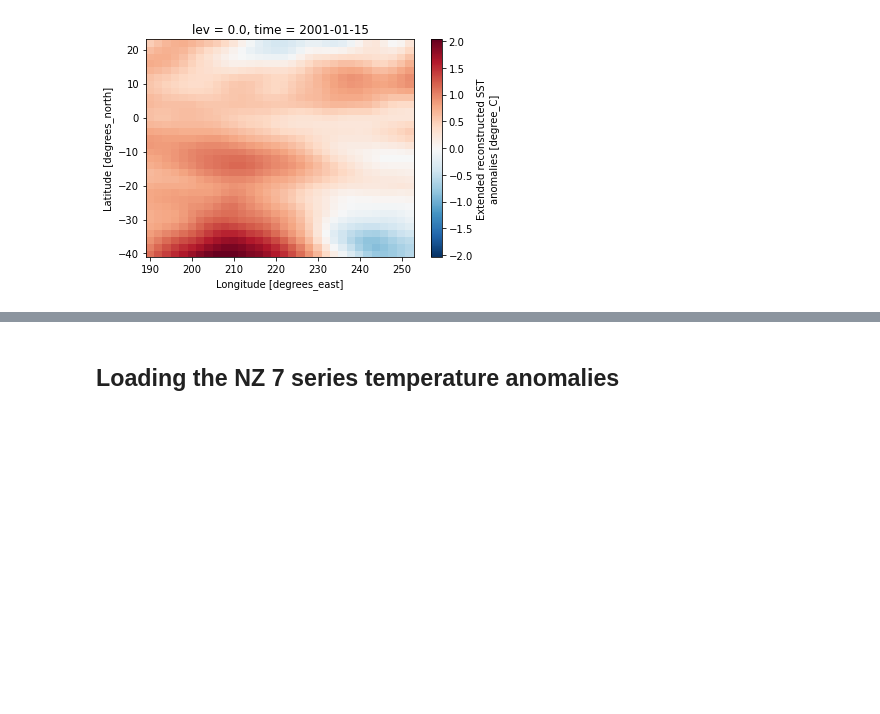
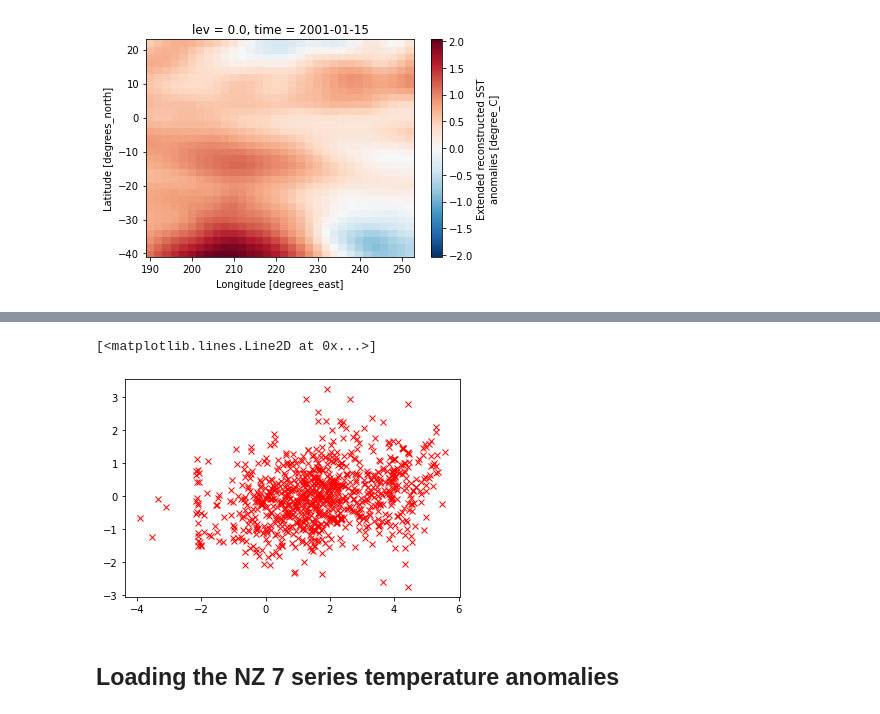
Before and after one commit to nicolasfauchereau/DL4SEAS, a Jupyter notebook: transfer_learning/notebooks/SST_anomalies_to_temperature_anoamlly.ipynb, the cells around one changed output, grey strips where cells are left out. Drawn from its saved outputs; the diff is of its cells as text; code cells hidden in the pictures; blank space fills up the shorter version.

```diff
--- a/transfer_learning/notebooks/SST_anomalies_to_temperature_anoamlly.ipynb
+++ b/transfer_learning/notebooks/SST_anomalies_to_temperature_anoamlly.ipynb
@@ -58,0 +123,5 @@ series = pd.read_excel(r"C:\Users\rampaln\OneDrive - NIWA\Research Projects\Temp
+# %%
+#
+#model.compile(loss='mse',optimizer ='adam')
+#model.summary()
+model.fit(x_train[:,:,:,0:1], x_train[:,:,:,0:1],validation_data=(x_test[:,:,:,0:1],x_test[:,:,:,0:1]), epochs =10, batch_size =20)
@@ -58,0 +147,6 @@ series = pd.read_excel(r"C:\Users\rampaln\OneDrive - NIWA\Research Projects\Temp
+# %%
+input = L.Input((16,16,1))
+x = input
+for layer in model.layers[:14]:
+    x=layer(x)
+model2 = tf.keras.models.Model(input, x)
@@ -59,3 +163,20 @@ series = pd.read_excel(r"C:\Users\rampaln\OneDrive - NIWA\Research Projects\Temp
+# %%
+z2 = model2.predict(x_train[:,:,:,0:1])
+z2.shape
+# z2.shape
+plt.plot(y_train.ravel(), 'rx')
+#plt.plot(z2[:,0])
+# # plt.figure()
+# # plt.imshow(z2[4,:,:,0], vmin =-2, vmax =2, interpolation = None)
+# # plt.colorbar()
+# # plt.figure()
+# # plt.imshow(x_test[4,:,:,0], vmin =-2, vmax =2)
+# # plt.colorbar()
+# plt.plot(z2)
+#plt.plot(x_test[:,12,12,0])
+# %% [output]
+[<matplotlib.lines.Line2D at 0x...>]
+[figure, added]
 # %% [markdown]
 ## Loading the NZ 7 series temperature anomalies
 # %%
```
Also changed, not shown: parts of 33 cells of this notebook, 4 other files.
